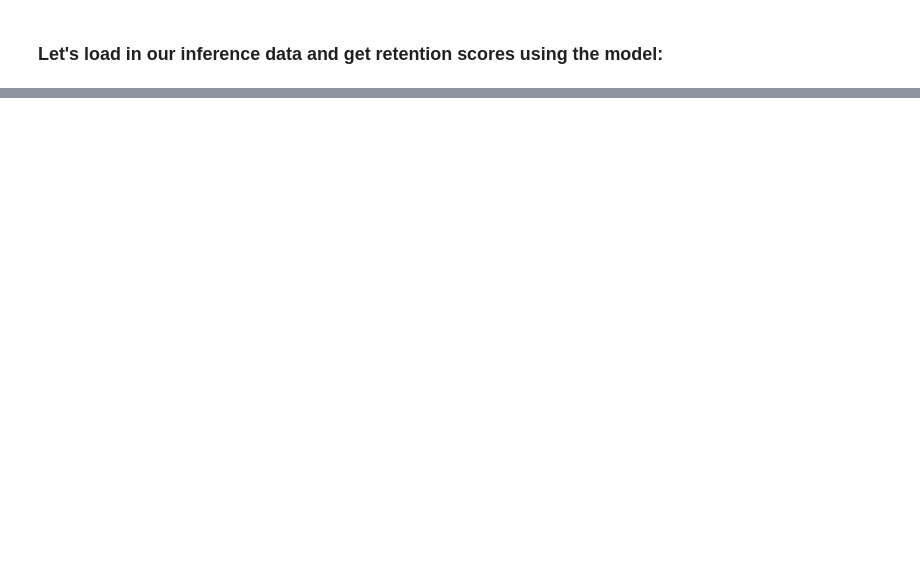
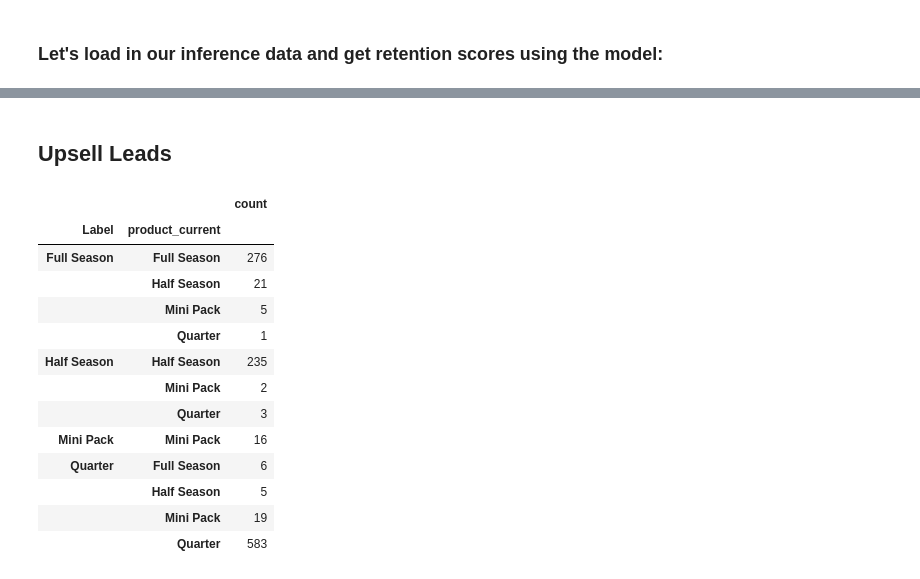
Before and after one commit to ryankazmerik/data-sci, a Jupyter notebook: fallbacks/Product Propensity Scoring.ipynb, the cells around one changed output, grey strips where cells are left out. Cells and saved outputs as stored; diff of their text form; code cells hidden in the pictures; blank space fills up the shorter version.

```diff
--- a/fallbacks/Product Propensity Scoring.ipynb
+++ b/fallbacks/Product Propensity Scoring.ipynb
@@ -48,6 +34,8 @@ df.head()
 # choose the features for the stellar base PP model
 features = [
     "atp_last",
+    "attendedpct_last",
+    "attendedpct_prior",
     "attendance_current",
     "attended_last",
     "attended_prior",
@@ -77,10 +65,15 @@ features = [
 # copy your main dataframe
 df_dataset = df
 
-#creating the training and evaluation dataframe
+# creating the training and evaluation dataframe
 df_dataset = df_dataset[features]
 
-df_train = df_dataset.sample(frac=0.70, random_state=786)
+# limiting classes to only product plans
+product_plans = ["Full Season", "Half Season", "Quarter", "Mini Pack"]
+
+df_dataset = df_dataset[df_dataset["product"].isin(product_plans)]
+
+df_train = df_dataset.sample(frac=0.90, random_state=786)
 df_eval = df_dataset.drop(df_train.index)
 
 df_train.reset_index(drop=True, inplace=True)
@@ -173,0 +184,26 @@ Authorized as AROASQ4JELIXYLYV6P4UV:rkazmerik@stellaralgo.com
+# %% [markdown]
+## Upsell Leads
+# %%
+df_upsell = df_scores[df_scores["product_current"].isin(product_plans)]
+
+df_upsell_aggs = df_upsell.groupby(["Label","product_current"]).agg({
+    "Label": "count",
+})
+df_upsell_aggs.columns = ["count"]
+
+df_upsell_aggs
+# %% [output]
+|  |  | count |
+| Label | product_current |  |
+| Full Season | Full Season | 276 |
+|  | Half Season | 21 |
+|  | Mini Pack | 5 |
+|  | Quarter | 1 |
+| Half Season | Half Season | 235 |
+|  | Mini Pack | 2 |
+|  | Quarter | 3 |
+| Mini Pack | Mini Pack | 16 |
+| Quarter | Full Season | 6 |
+|  | Half Season | 5 |
+|  | Mini Pack | 19 |
+|  | Quarter | 583 |
```
Also changed, not shown: parts of 16 cells of this notebook, 3 other files.
